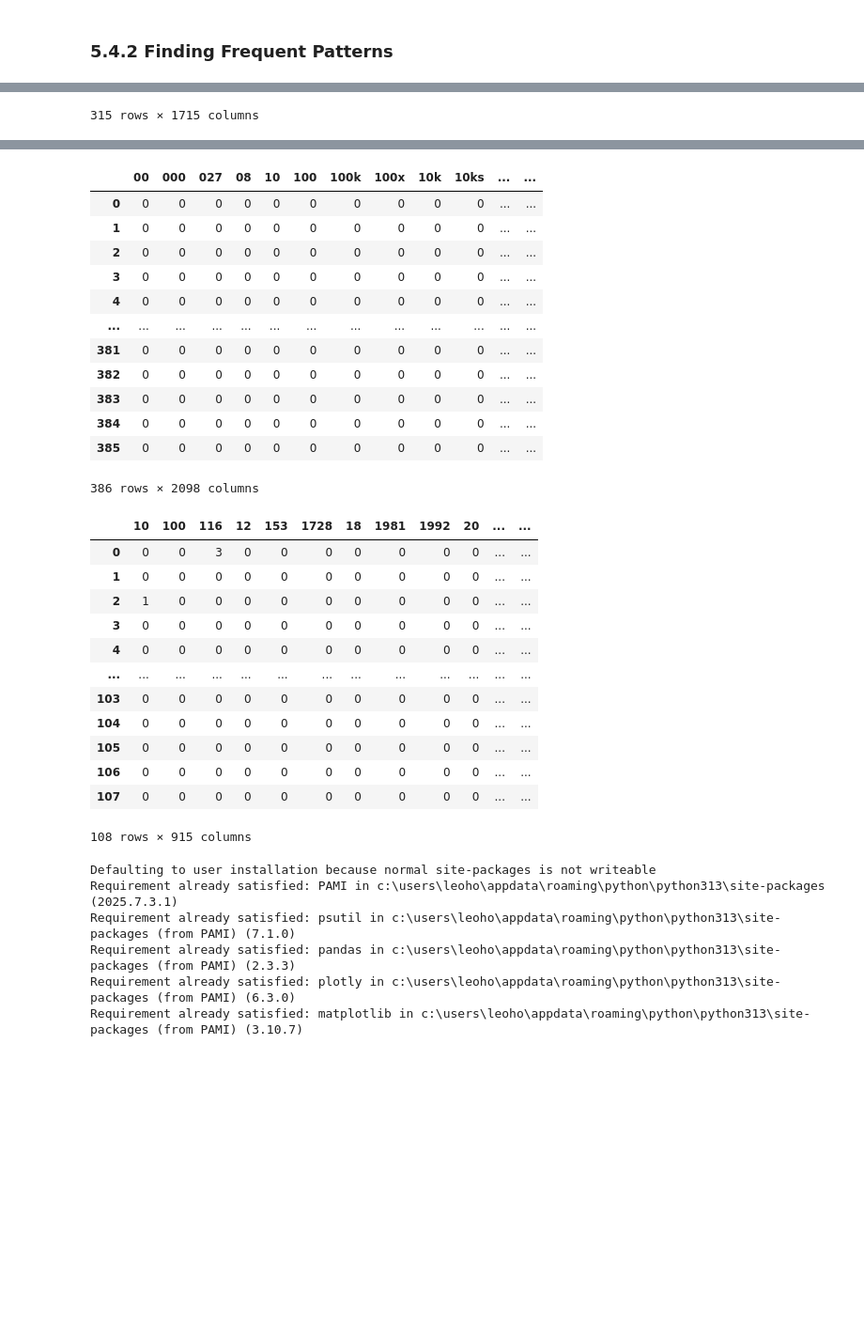
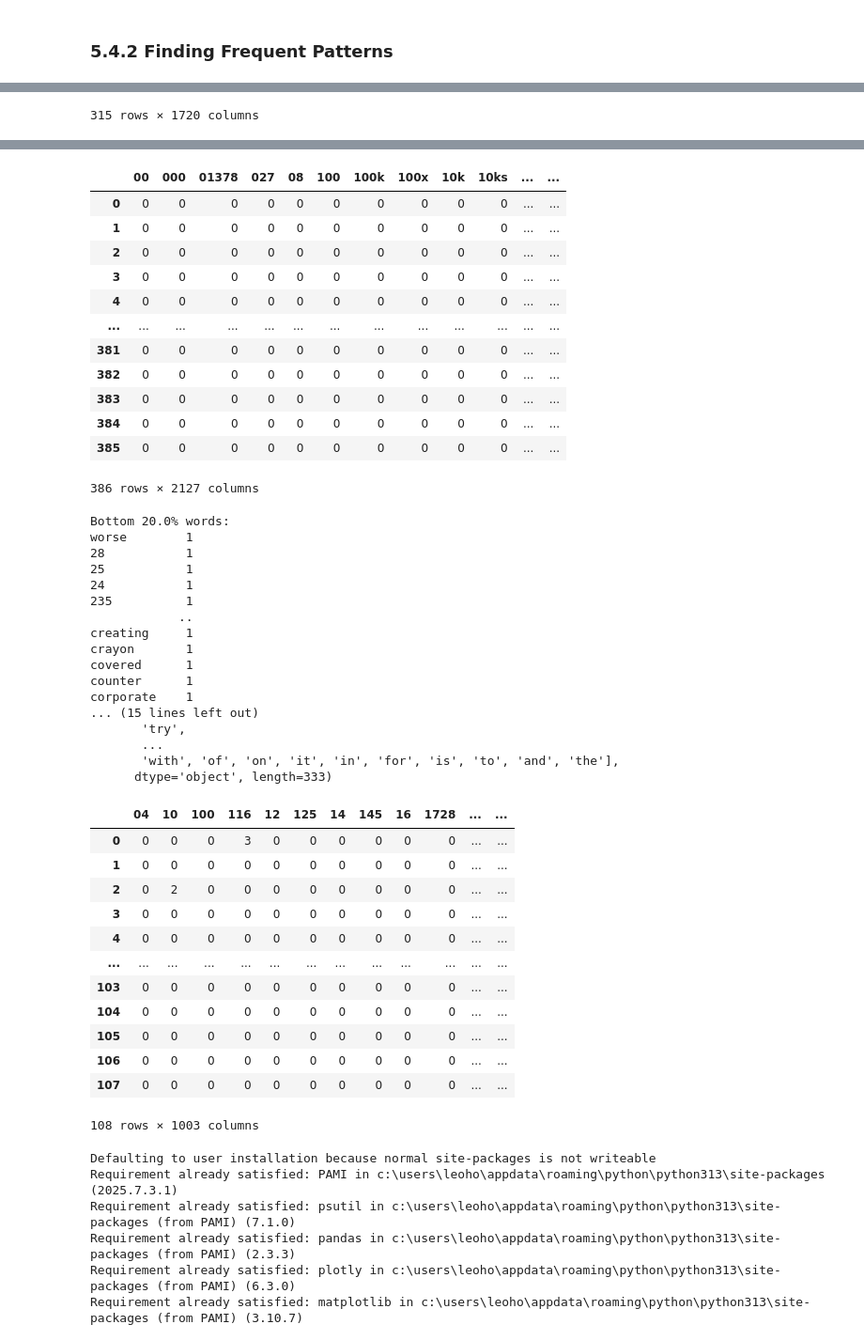
Before and after one commit to leo66ho/DM2025-Lab1-Exercise, a Jupyter notebook: DM2025-Lab1-Homework.ipynb, the cells around one changed output, grey strips where cells are left out. Shown at 94% size. Cells and saved outputs as stored; diff of their text form; code cells hidden in the pictures; blank space fills up the shorter version.

```diff
--- a/DM2025-Lab1-Homework.ipynb
+++ b/DM2025-Lab1-Homework.ipynb
@@ -243,6 +242,9 @@ reddit_dataset[:9]
 | 8 | It's fucking awful seeing the "Si... | 1.0 | Am I the only one seeing the cup ... | 0.491818 | 1.0 | 0.057045 | ['cup', 'Day', 'handle', 'pivot',... | 1 |
 # %% [markdown]
 ### 5.4.2 Finding Frequent Patterns
+# %%
+# Merge title and text columns into 'content'
+reddit_dataset['combined'] = reddit_dataset['title'].fillna('') + ' ' + reddit_dataset['text'].fillna('')
 # %%
 ### Begin Assignment Here
 
@@ -261,7 +263,7 @@ for label in labels:
 # Function to create term-document frequency DataFrame for each category
 def create_term_document_df(df):
     count_vect = CountVectorizer()  # Initialize the CountVectorizer
-    X_counts = count_vect.fit_transform(df['text'])  # Transform the text data into word counts(try to merge title and text)
+    X_counts = count_vect.fit_transform(df['combined'])  # Transform the text data into word counts(try to merge title and text)
 
     # Get the unique words (vocabulary) from the vectorizer
     words = count_vect.get_feature_names_out()
@@ -380,6 +383,6 @@ Filtered terms: ['bickering', 'beyond', 'idiotic', 'better', 'bet', 'best', 'ben
 -----------------------------------------------------------
 # %%
-# Filter the bottom 20% and top 2% words based on their sum across all documents
+# Filter the bottom 20% and top 5% words based on their sum across all documents
 def filter_top_bottom_words_by_sum(term_document_df, top_percent, bottom_percent):
     # Calculate the sum of each word across all documents
     word_sums = term_document_df.sum(axis=0)
@@ -394,8 +397,9 @@ def filter_top_bottom_words_by_sum(term_document_df, top_percent, bottom_percent
 
     # Get the words to remove from the top 2% and bottom 20%
     words_to_remove = pd.concat([sorted_words.head(bottom_n), sorted_words.tail(top_n)]).index
-    #print(f'Bottom {bottom_percent*100}% words: \n{sorted_words.head(bottom_n)}') #Here we print which words correspond to the bottom percentage we filter
-    #print(f'Top {top_percent*100}% words: \n{sorted_words.tail(top_n)}') #Here we print which words correspond to the top percentage we filter
+    print(f'Bottom {bottom_percent*100}% words: \n{sorted_words.head(bottom_n)}') #Here we print which words correspond to the bottom percentage we filter
+    print(f'Top {top_percent*100}% words: \n{sorted_words.tail(top_n)}') #Here we print which words correspond to the top percentage we filter
+    print(words_to_remove)
     # Return the DataFrame without the filtered words
     return term_document_df.drop(columns=words_to_remove)
 
@@ -405,7 +409,7 @@ term_document_dfs = {}
 #Checkpoint: term_document_dfs
 for label in labels:
     #print(f'\nFor label {label} we filter the following words:')
-    term_document_dfs[str(label)] = filter_top_bottom_words_by_sum(filt_term_document_dfs[str(label)], 0.02, 0.2)
+    term_document_dfs[str(label)] = filter_top_bottom_words_by_sum(filt_term_document_dfs[str(label)], 0.05, 0.2)
 
     display(term_document_dfs[str(label)])
 # %% [output]
@@ -421,4 +442,4 @@ for label in labels:
 | 312 | 0 | 0 | 0 | 0 | 0 | 0 | 0 | 0 | 0 | 0 | ... | ... |
 | 313 | 0 | 0 | 0 | 0 | 0 | 0 | 0 | 0 | 0 | 0 | ... | ... |
 | 314 | 0 | 0 | 0 | 0 | 0 | 0 | 0 | 0 | 0 | 0 | ... | ... |
-315 rows × 1715 columns
+315 rows × 1720 columns
@@ -425,20 +463,37 @@ for label in labels:
-|  | 00 | 000 | 027 | 08 | 10 | 100 | 100k | 100x | 10k | 10ks | ... | ... |
+|  | 00 | 000 | 01378 | 027 | 08 | 100 | 100k | 100x | 10k | 10ks | ... | ... |
 | 0 | 0 | 0 | 0 | 0 | 0 | 0 | 0 | 0 | 0 | 0 | ... | ... |
 | 1 | 0 | 0 | 0 | 0 | 0 | 0 | 0 | 0 | 0 | 0 | ... | ... |
 | 2 | 0 | 0 | 0 | 0 | 0 | 0 | 0 | 0 | 0 | 0 | ... | ... |
 | 3 | 0 | 0 | 0 | 0 | 0 | 0 | 0 | 0 | 0 | 0 | ... | ... |
 | 4 | 0 | 0 | 0 | 0 | 0 | 0 | 0 | 0 | 0 | 0 | ... | ... |
 | ... | ... | ... | ... | ... | ... | ... | ... | ... | ... | ... | ... | ... |
 | 381 | 0 | 0 | 0 | 0 | 0 | 0 | 0 | 0 | 0 | 0 | ... | ... |
 | 382 | 0 | 0 | 0 | 0 | 0 | 0 | 0 | 0 | 0 | 0 | ... | ... |
 | 383 | 0 | 0 | 0 | 0 | 0 | 0 | 0 | 0 | 0 | 0 | ... | ... |
 | 384 | 0 | 0 | 0 | 0 | 0 | 0 | 0 | 0 | 0 | 0 | ... | ... |
 | 385 | 0 | 0 | 0 | 0 | 0 | 0 | 0 | 0 | 0 | 0 | ... | ... |
-386 rows × 2098 columns
+386 rows × 2127 columns
+Bottom 20.0% words:
+worse        1
+28           1
+25           1
+24           1
+235          1
+            ..
+creating     1
+crayon       1
+covered      1
+counter      1
+corporate    1
+... (15 lines left out)
+       'try',
+       ...
+       'with', 'of', 'on', 'it', 'in', 'for', 'is', 'to', 'and', 'the'],
+      dtype='object', length=333)
-|  | 10 | 100 | 116 | 12 | 153 | 1728 | 18 | 1981 | 1992 | 20 | ... | ... |
-| 0 | 0 | 0 | 3 | 0 | 0 | 0 | 0 | 0 | 0 | 0 | ... | ... |
+|  | 04 | 10 | 100 | 116 | 12 | 125 | 14 | 145 | 16 | 1728 | ... | ... |
+| 0 | 0 | 0 | 0 | 3 | 0 | 0 | 0 | 0 | 0 | 0 | ... | ... |
 | 1 | 0 | 0 | 0 | 0 | 0 | 0 | 0 | 0 | 0 | 0 | ... | ... |
-| 2 | 1 | 0 | 0 | 0 | 0 | 0 | 0 | 0 | 0 | 0 | ... | ... |
+| 2 | 0 | 2 | 0 | 0 | 0 | 0 | 0 | 0 | 0 | 0 | ... | ... |
 | 3 | 0 | 0 | 0 | 0 | 0 | 0 | 0 | 0 | 0 | 0 | ... | ... |
 | 4 | 0 | 0 | 0 | 0 | 0 | 0 | 0 | 0 | 0 | 0 | ... | ... |
 | ... | ... | ... | ... | ... | ... | ... | ... | ... | ... | ... | ... | ... |
@@ -447,7 +502,7 @@ for label in labels:
 | 105 | 0 | 0 | 0 | 0 | 0 | 0 | 0 | 0 | 0 | 0 | ... | ... |
 | 106 | 0 | 0 | 0 | 0 | 0 | 0 | 0 | 0 | 0 | 0 | ... | ... |
 | 107 | 0 | 0 | 0 | 0 | 0 | 0 | 0 | 0 | 0 | 0 | ... | ... |
-108 rows × 915 columns
+108 rows × 1003 columns
 # %%
 !pip3 install PAMI
 # %% [output]
```
Also changed, not shown: parts of 27 cells of this notebook, 9 other files.
